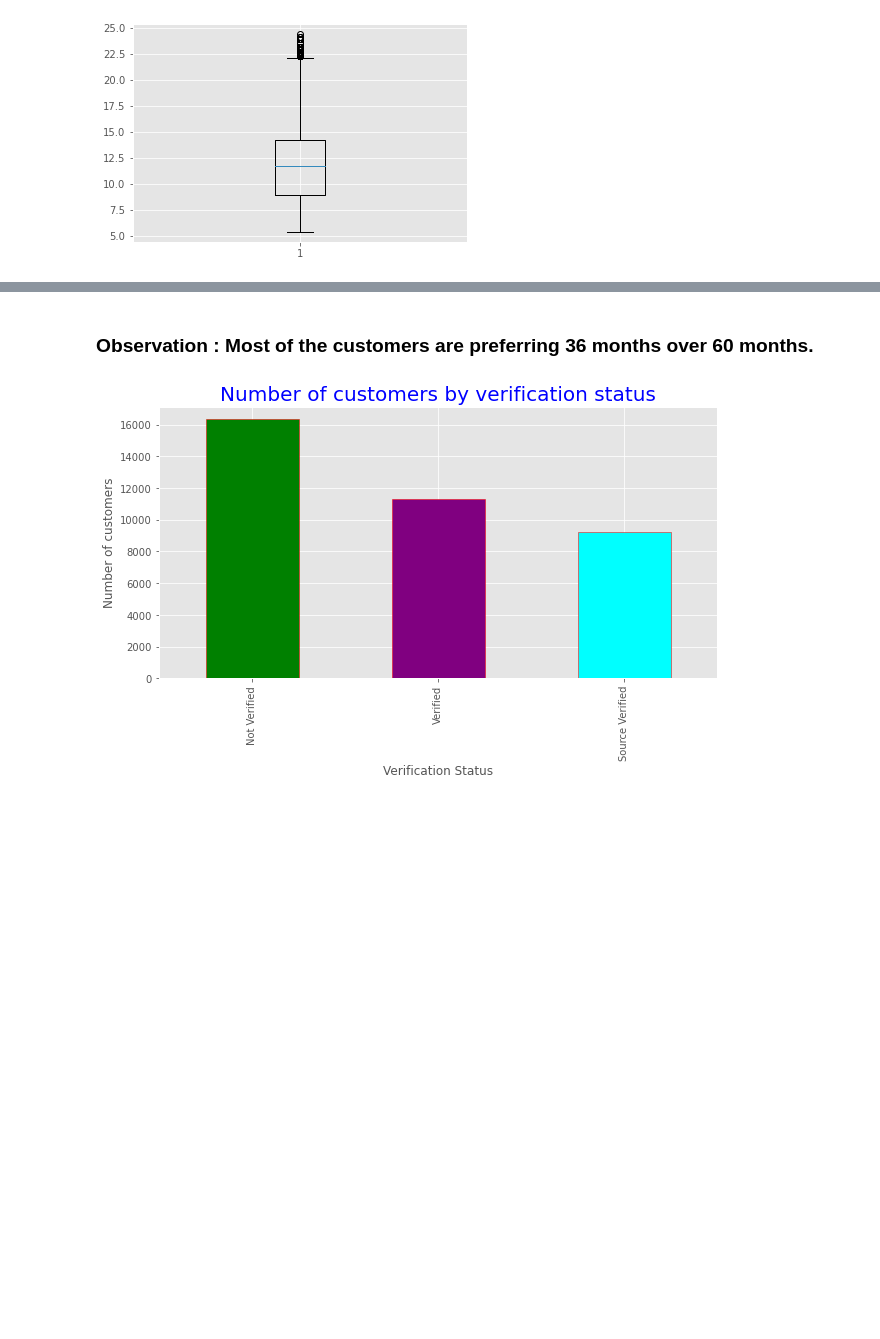
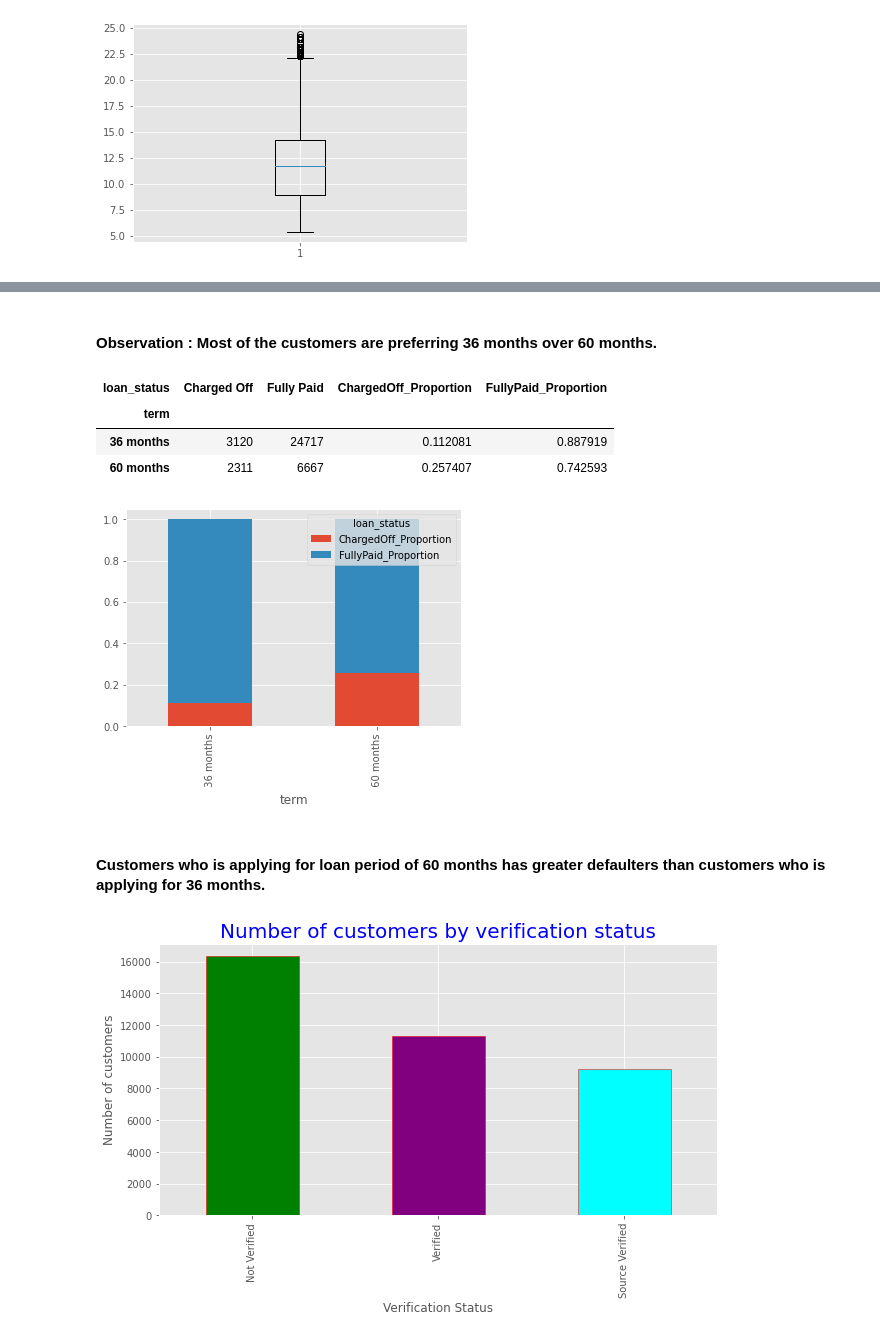
Before and after one commit to hanumant-jadhav/LendingClubCaseStudy, a Jupyter notebook: Hanumant_Jadhav.ipynb, the cells around one changed output, grey strips where cells are left out. Cells and saved outputs as stored; diff of their text form; code cells hidden in the pictures; blank space fills up the shorter version.

Commit message:
Added insights for period of loan

```diff
--- a/Hanumant_Jadhav.ipynb
+++ b/Hanumant_Jadhav.ipynb
@@ -266,5 +266,22 @@ plt.show()
 # %% [markdown]
-### Observation : Most of the customers are preferring 36 months over 60 months.
+#### Observation : Most of the customers are preferring 36 months over 60 months.
+# %%
+term_df = loan_df.groupby('term')['loan_status'].value_counts().unstack()
+term_df['ChargedOff_Proportion'] = term_df['Charged Off']/(term_df['Charged Off'] + term_df['Fully Paid'])
+term_df['FullyPaid_Proportion'] = term_df['Fully Paid']/(term_df['Charged Off'] + term_df['Fully Paid'])
+term_df
+# %% [output]
+| loan_status | Charged Off | Fully Paid | ChargedOff_Proportion | FullyPaid_Proportion |
+| term |  |  |  |  |
+| 36 months | 3120 | 24717 | 0.112081 | 0.887919 |
+| 60 months | 2311 | 6667 | 0.257407 | 0.742593 |
+# %%
+term_df[['ChargedOff_Proportion','FullyPaid_Proportion']].plot(kind='bar', stacked=True)
+plt.show()
+# %% [output]
+[figure, added]
+# %% [markdown]
+#### Customers who is applying for loan period of 60 months has greater defaulters than customers who is applying for 36 months.
 # %%
 loan_df.verification_status.value_counts().plot(kind='bar', figsize=(10,5), edgecolor='red', color=['green','purple','cyan'])
 plt.title('Number of customers by verification status', fontdict={'fontsize':20, 'color':'Blue','fontweight':2})
```
Also changed, not shown: parts of 23 cells of this notebook.
